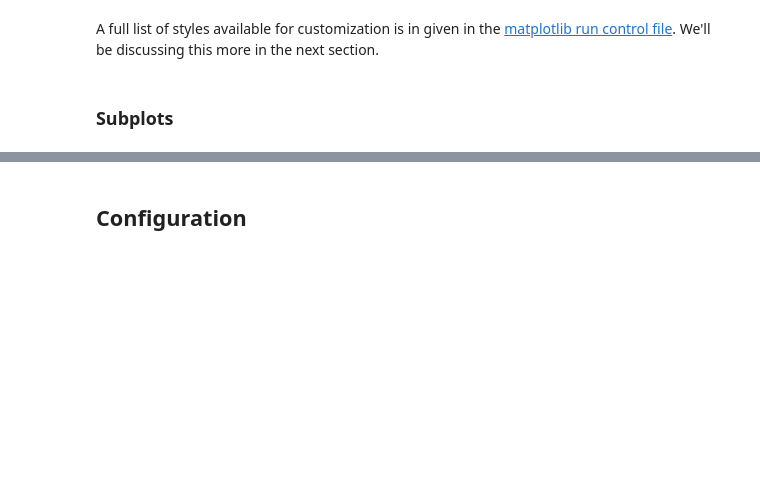
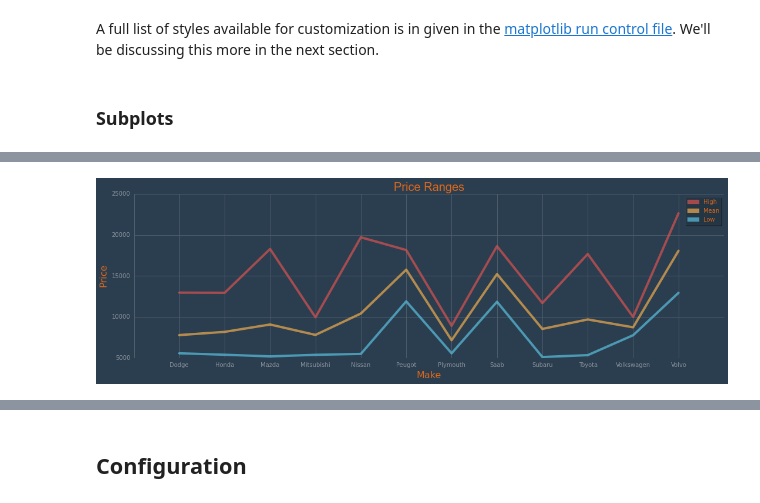
Before and after one commit to masteringmatplotlib/custom-and-config, a Jupyter notebook: notebooks/mmpl-custom-and-config.ipynb, the cells around one changed output, grey strips where cells are left out. Saved outputs shown, nothing was run; the diff lists cells and outputs as text; code cells hidden in the pictures; blank space fills up the shorter version.

```diff
--- a/notebooks/mmpl-custom-and-config.ipynb
+++ b/notebooks/mmpl-custom-and-config.ipynb
@@ -124,0 +340,19 @@ import pandas as pd
+# %%
+make_ids = demodata.get_make_ids(data)
+# %%
+(figure, axes) = plt.subplots(figsize=(18,5))
+axes.set_title("Price Ranges", fontsize=20)
+axes.plot(make_ids, data.groupby("make")["price"].max().values, c=colors[4], linewidth=4, alpha=0.7)
+axes.plot(make_ids, data.groupby("make")["price"].mean().values, c=colors[3], linewidth=4, alpha=0.7)
+axes.plot(make_ids, data.groupby("make")["price"].min().values, c=colors[2], linewidth=4, alpha=0.7)
+axes.set_xticks(range(0, 14))
+axes.set_xticklabels(demodata.get_make_labels(mpg))
+axes.set_xlabel("Make", fontsize=16)
+axes.set_ylabel("Price", fontsize=16)
+high_patch = mpl.patches.Patch(color=colors[4], alpha=0.7, label="High")
+mean_patch = mpl.patches.Patch(color=colors[3], alpha=0.7, label="Mean")
+low_patch = mpl.patches.Patch(color=colors[2], alpha=0.7, label="Low")
+axes.legend(handles=[high_patch, mean_patch, low_patch])
+plt.show()
+# %% [output]
+[figure, added]
```
Also changed, not shown: parts of 33 cells of this notebook.
